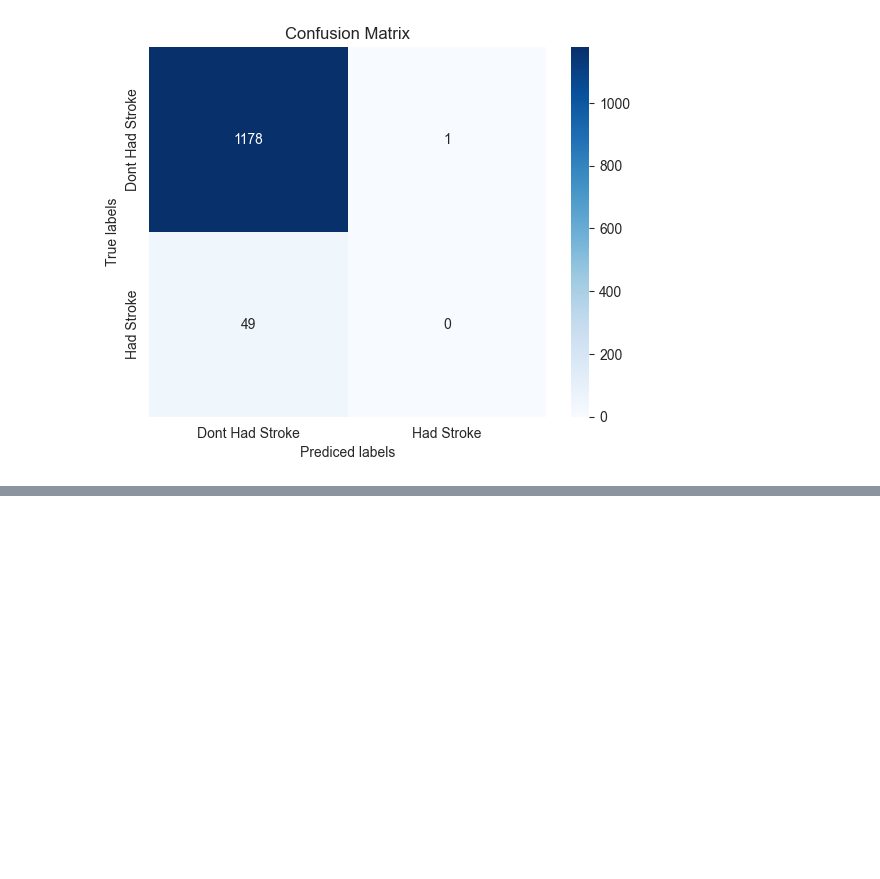
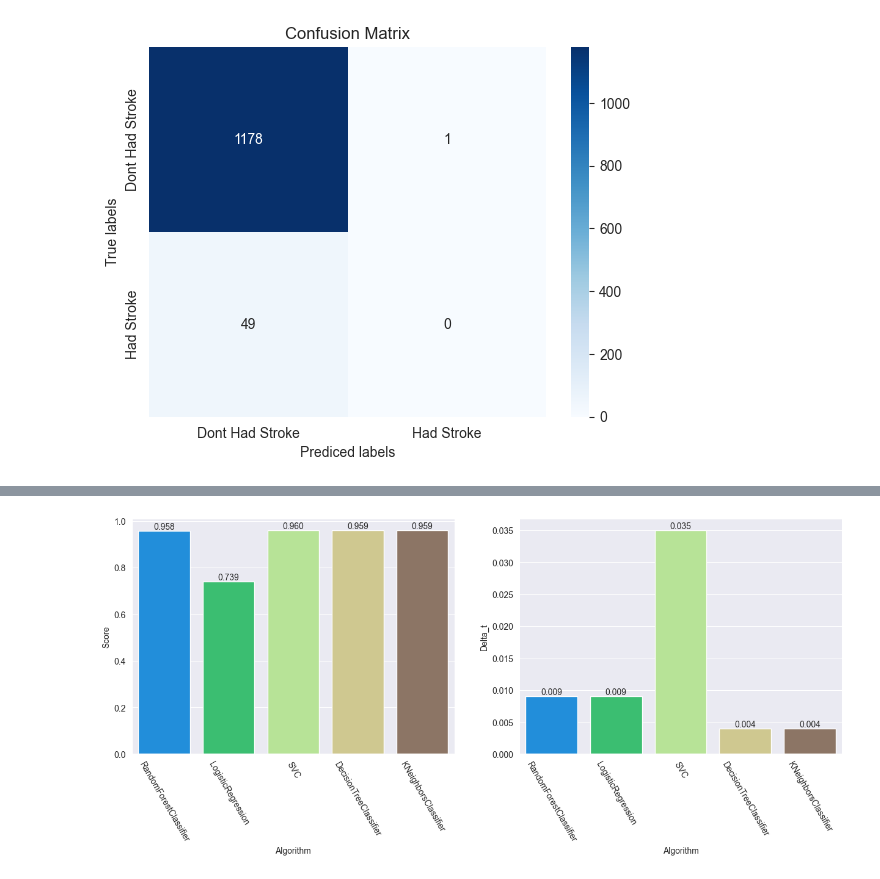
Before and after one commit to NimaPourmoradi/Healthcare_Dataset_Stroke_Data, a Jupyter notebook: Healthcare_Dataset_Stroke.ipynb, the cells around one changed output, grey strips where cells are left out. Cells and saved outputs as stored; diff of their text form; code cells hidden in the pictures; blank space fills up the shorter version.

```diff
--- a/Healthcare_Dataset_Stroke.ipynb
+++ b/Healthcare_Dataset_Stroke.ipynb
@@ -580,8 +662,16 @@ print('accuracy : ', knn_cv.best_score_)
 # %% [output]
 Tuned hyper parameters :  {'n_neighbors': 11, 'p': 1}
 accuracy :  0.9565335218569577
+# %%
+# Calculate time befor run algorithm :
+t1 = datetime.now()
+# Model :
+knn = KNeighborsClassifier(**knn_cv.best_params_).fit(X_train, y_train)
+# Calculate time after run algorithm :
+t2 = datetime.now()
 # %%
 y_pred_knn = knn_cv.predict(X_test)
-knn_cv_score = knn_cv.score(X_test, y_test)
-print('KNeighborsClassifier Score :', knn_cv_score)
+
+knn_score = round(knn.score(X_test, y_test), 3)
+print('KNeighborsClassifier Score :', knn_score)
 # %% [output]
@@ -588,0 +679,4 @@ KNeighborsClassifier Score : 0.9592833876221498
+# %%
+delta = t2-t1
+delta_knn = round(delta.total_seconds(), 3)
+print('KNeighborsClassifier takes : ', delta_knn, 'Seconds')
@@ -614,0 +704,8 @@ weighted avg       0.92      0.96      0.94      1228
+# %%
+result = pd.DataFrame({
+    'Algorithm' : ['RandomForestClassifier', 'LogisticRegression', 'SVC', 'DecisionTreeClassifier', 'KNeighborsClassifier'],
+    'Score' : [rf_cv_score, lr_cv_score, svc_cv_score, tree_cv_score, knn_cv_score],
+    'Delta_t' : [delta_rf, delta_lr, delta_svc, delta_tree, delta_knn]
+})
+
+result
@@ -614,0 +719,13 @@ weighted avg       0.92      0.96      0.94      1228
+# %%
+fig, ax = plt.subplots(1, 2, figsize=(15, 5))
+
+sns.barplot(x='Algorithm', y='Score', data=result, ax=ax[0])
+ax[0].bar_label(ax[0].containers[0], fmt='%.3f')
+ax[0].set_xticklabels(labels=result.Algorithm, rotation=300)
+
+sns.barplot(x='Algorithm', y='Delta_t', data=result, ax=ax[1])
+ax[1].bar_label(ax[1].containers[0], fmt='%.3f')
+ax[1].set_xticklabels(labels=result.Algorithm, rotation=300)
+plt.show()
+# %% [output]
+[figure, added]
```
Also changed, not shown: parts of 58 cells of this notebook.
